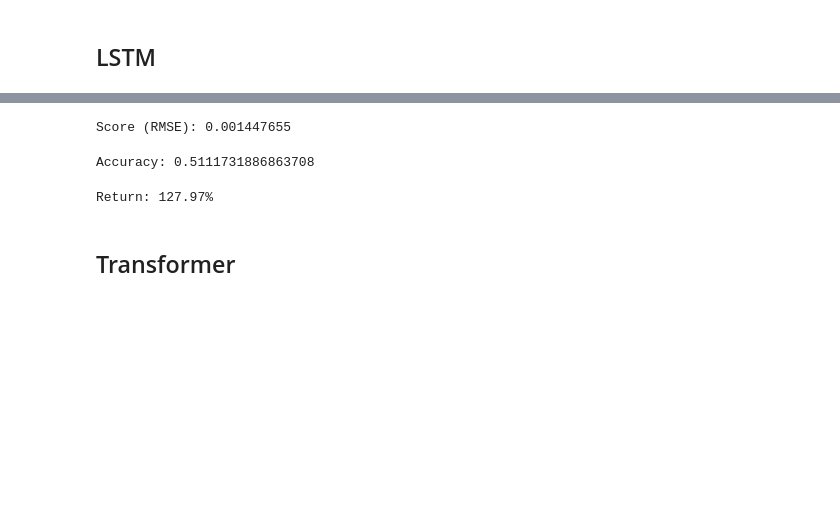
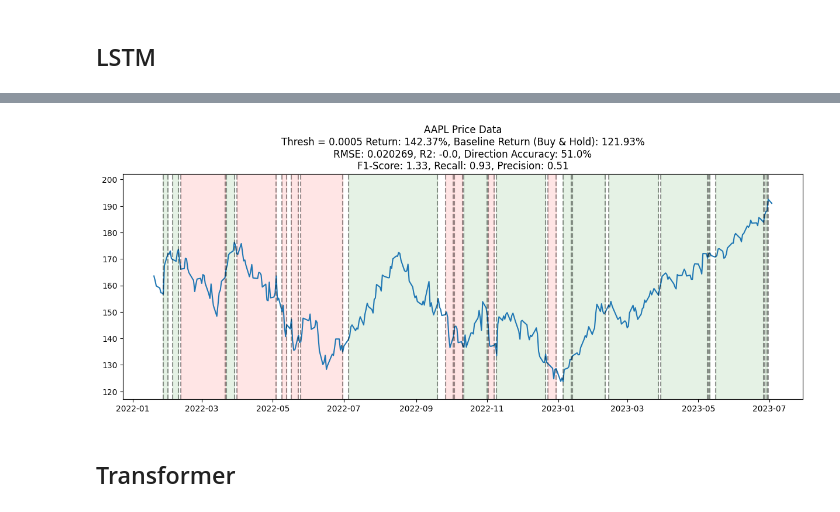
Before and after one commit to egeatmaca/stock_price_prediction, a Jupyter notebook: transformers_and_lstm.ipynb, the cells around one changed output, grey strips where cells are left out. Saved outputs shown, nothing was run; the diff lists cells and outputs as text; code cells hidden in the pictures; blank space fills up the shorter version.

```diff
--- a/transformers_and_lstm.ipynb
+++ b/transformers_and_lstm.ipynb
@@ -444,32 +443,4 @@ Early stopping!
-# %%
-# Evaluation
-predictions = []
-with torch.no_grad():
-    for batch in test_loader:
-        x_batch, y_batch = batch
-        x_batch = x_batch.to(device)
-        outputs = model(x_batch)
-        predictions.extend(outputs.squeeze().tolist())
-
-# rmse = np.sqrt(np.mean((scaler_y.inverse_transform(np.array(predictions).reshape(-1, 1)) - scaler_y.inverse_transform(y_test.numpy().reshape(-1, 1)))**2))
-rmse = np.sqrt(np.mean(np.array(predictions).reshape(-1, 1) - y_test.numpy().reshape(-1, 1))**2)
-print(f"Score (RMSE): {rmse:.9f}")
-# %% [output]
-Score (RMSE): 0.001447655
-# %%
-# Accuracy of movements
-print('Accuracy:', (((np.array(predictions).reshape(-1, 1) > 0) == (y_test > 0)).sum() / len(predictions)).item())
-# %% [output]
-Accuracy: 0.5111731886863708
-# %%
-init_amt = 100
-amt = init_amt
-thresh = 0.0005
-
-for i, p in enumerate(predictions):
-  if p > thresh:
-    amt *= (1+y_test[i])
-
-print('Return:', f'{round(amt.item(),2)}%')
-# %% [output]
-Return: 127.97%
+# %%
+simulate(model, test_loader, df_test, historical_data['Close'], ticker_symbol, thresh=0.0005)
+# %% [output]
+[figure, added]
```
Also changed, not shown: parts of 10 cells of this notebook, 6 other files.
